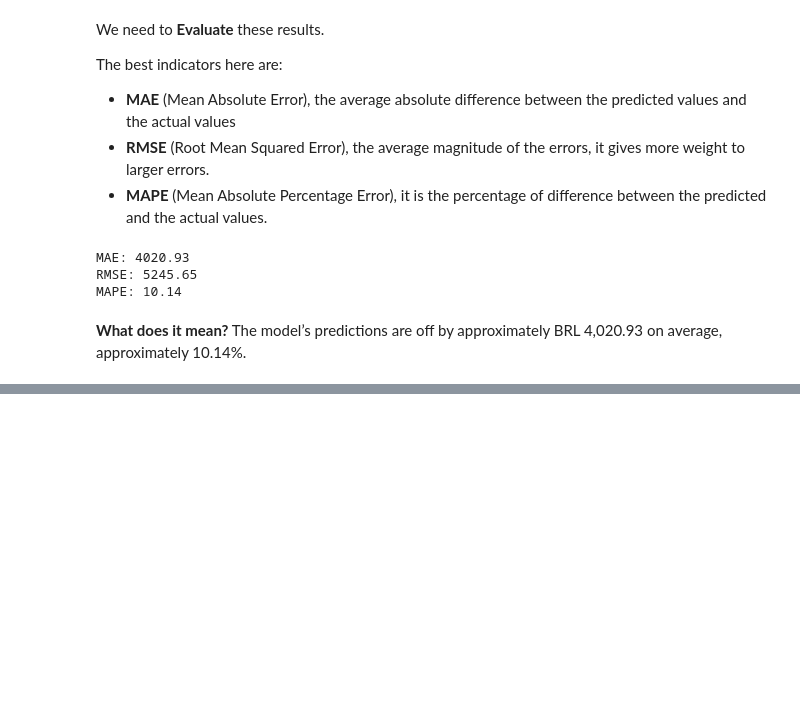
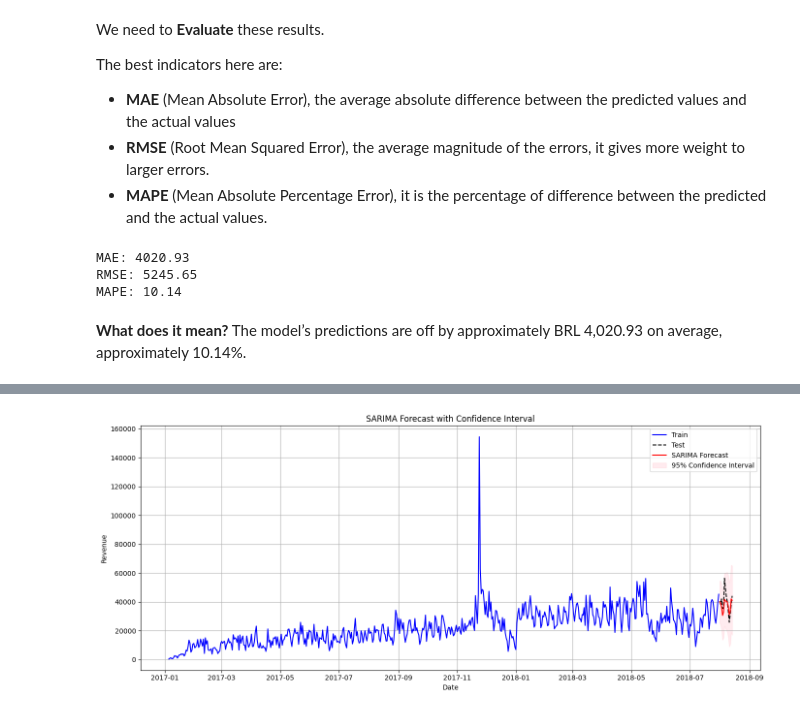
Before and after one commit to Romaric1209/Olist, a Jupyter notebook: Data Analysis Income, Costs and ARIMA forecast.ipynb, the cells around one changed output, grey strips where cells are left out. Cells and saved outputs as stored; diff of their text form; code cells hidden in the pictures; blank space fills up the shorter version.

Commit message:
ARIMA and SARIMA forecast

```diff
--- a/Data Analysis Income, Costs and Prediction.ipynb
+++ b/Data Analysis Income, Costs and ARIMA forecast.ipynb
@@ -820,0 +831,5 @@ The SARIMA model predicted incomes of BRL 545,626.01 when it was in reality BRL
+# %%
+# Fitting the same orders from Auto ARIMA to compare the models
+model   = SARIMAX(df_train, order=(0, 1, 1), seasonal_order=(1, 0, 1, 7))
+
+sarima = model.fit()
@@ -820,0 +859,39 @@ The SARIMA model predicted incomes of BRL 545,626.01 when it was in reality BRL
+# %%
+# Forecast
+sarima_results = sarima.get_forecast(len(df_test), alpha=0.05)
+
+sarima_forecast = sarima_results.predicted_mean
+sar_conf_int = sarima_results.conf_int()
+# %%
+# Reconstruct
+
+sarima_forecast_recons = pd.Series(sarima_forecast, index = df_test.index)
+sarima_low_recons = sar_conf_int['lower price'].values
+sarima_up_recons = sar_conf_int['upper price'].values
+# %%
+plt.figure(figsize=(14, 6))
+
+# Plot the training data
+plt.plot(df_train, label='Train', color='blue')
+
+# Plot the test data
+plt.plot(df_test, label='Test', color='black', linestyle='--')
+
+# Plot the forecasted values
+plt.plot(sarima_forecast_recons, label='SARIMA Forecast', color='red')
+
+# Plot confidence intervals
+plt.fill_between(sarima_forecast_recons.index,
+                 sarima_low_recons,
+                 sarima_up_recons,
+                 color='pink', alpha=0.3, label='95% Confidence Interval')
+
+plt.title('SARIMA Forecast with Confidence Interval')
+plt.xlabel('Date')
+plt.ylabel('Revenue')
+plt.legend()
+plt.grid(True)
+plt.tight_layout()
+plt.show()
+# %% [output]
+[figure, added]
```
Also changed, not shown: parts of 12 cells of this notebook.
